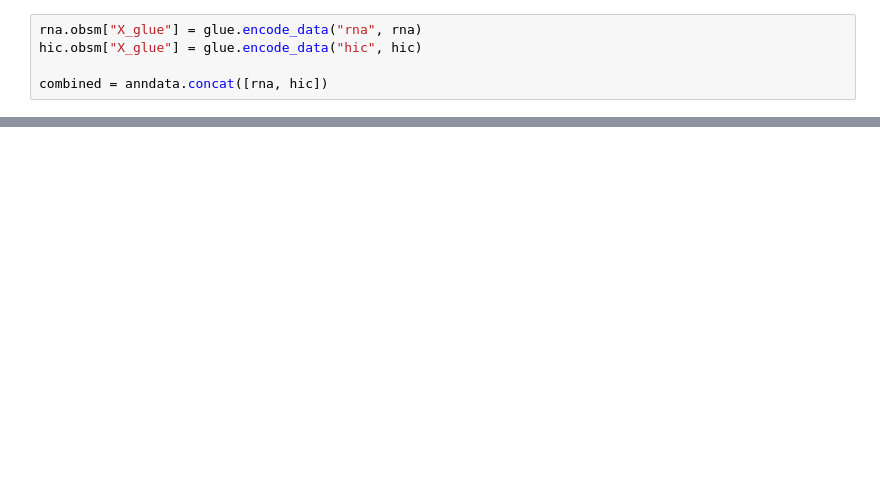
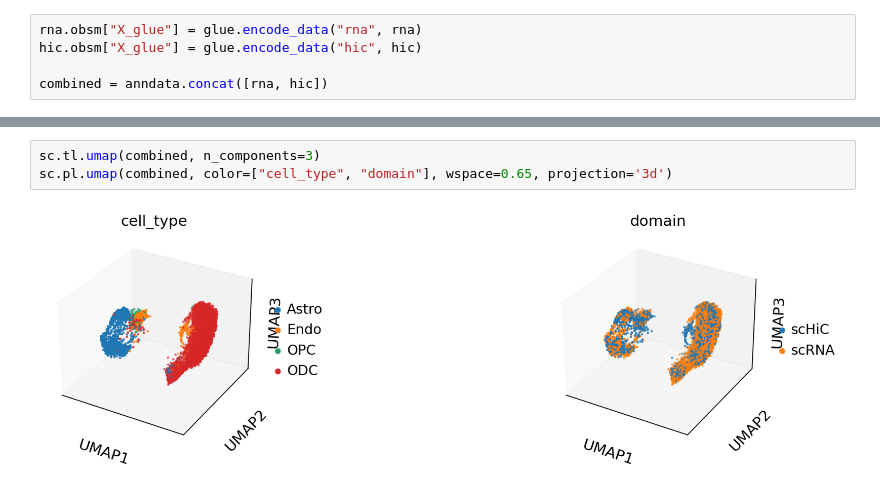
Before and after one commit to 4dglab/SEE, a Jupyter notebook: script/4. Glue model train.ipynb, the cells around one changed output, grey strips where cells are left out. Drawn from its saved outputs; the diff is of its cells as text; blank space fills up the shorter version.

```diff
--- a/script/4. Glue model train.ipynb
+++ b/script/4. Glue model train.ipynb
@@ -126,0 +103,5 @@ sc.pl.umap(combined, color=["cell_type", "domain"], wspace=0.65)
+# %%
+sc.tl.umap(combined, n_components=3)
+sc.pl.umap(combined, color=["cell_type", "domain"], wspace=0.65, projection='3d')
+# %% [output]
+[figure, added]
```
Also changed, not shown: parts of 6 cells of this notebook, 10 other files.
